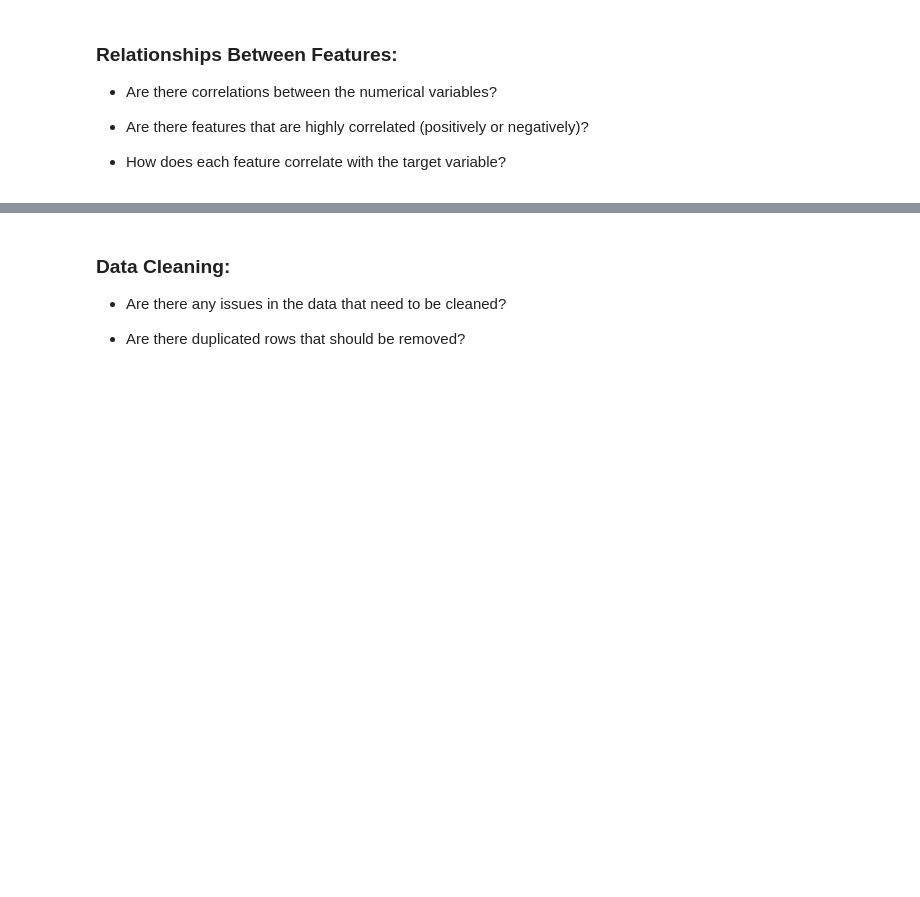
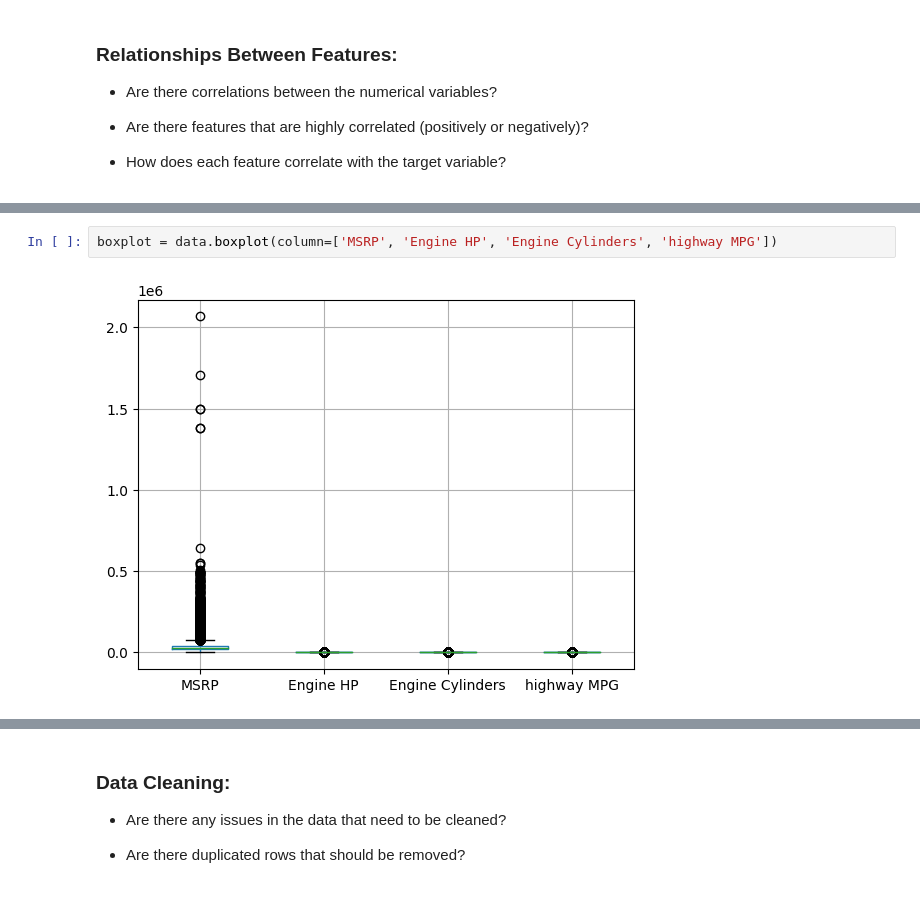
Before and after one commit to ToshiroHJJZ/Machine_Learning_in_the_Cloud, a Jupyter notebook: LR_Practice.ipynb, the cells around one changed output, grey strips where cells are left out. Saved outputs shown, nothing was run; the diff lists cells and outputs as text; blank space fills up the shorter version.

```diff
--- a/LR_Practice.ipynb
+++ b/LR_Practice.ipynb
@@ -40,0 +224,4 @@ If the target variable is numerical (e.g., house prices, car prices or insurance
+# %%
+boxplot = data.boxplot(column=['MSRP', 'Engine HP', 'Engine Cylinders', 'highway MPG'])
+# %% [output]
+[figure, added]
```
Also changed, not shown: parts of 35 cells of this notebook.
